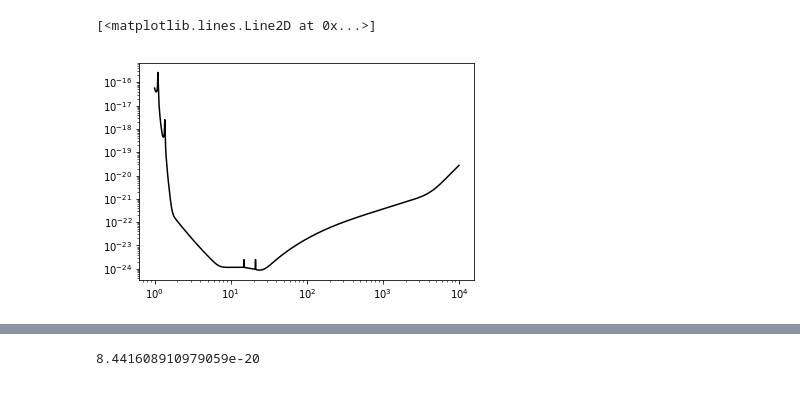
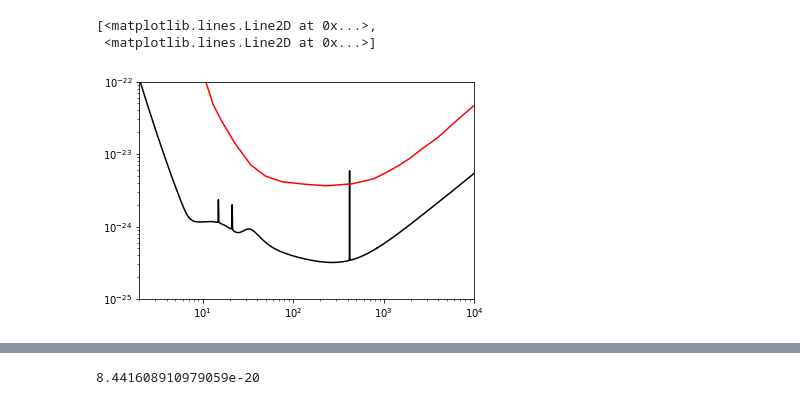
Before and after one commit to 13601121899/GWtoolbox_pathfinder, a Jupyter notebook: SNR_neutron.ipynb, the cells around one changed output, grey strips where cells are left out. Saved outputs shown, nothing was run; the diff lists cells and outputs as text; code cells hidden in the pictures.

```diff
--- a/SNR_neutron.ipynb
+++ b/SNR_neutron.ipynb
@@ -1,16 +1,20 @@
 # %%
 import numpy as np, matplotlib.pyplot as plt, scipy.integrate as INT
 %matplotlib inline
 Noise_ET=np.loadtxt('ET_D_data.txt')
+LIGO=np.loadtxt('LIGO_Noise.txt')
 freq=Noise_ET[:,0]
 noise1=Noise_ET[:,1]
 noise2=Noise_ET[:,2]
 noise3=Noise_ET[:,3]
+plt.xlim([2,1e4])
+plt.ylim([1e-25,1e-22])
 plt.yscale('log')
 plt.xscale('log')
-plt.plot(freq,noise1,'k-')#,freq,noise2,'r-',freq,noise3,'b-')
+plt.plot(freq,noise3,'k-',LIGO[:,0],LIGO[:,1],'r-')#,freq,noise2,'r-',freq,noise3,'b-')
 # %% [output]
-[<matplotlib.lines.Line2D at 0x...>]
+[<matplotlib.lines.Line2D at 0x...>,
+ <matplotlib.lines.Line2D at 0x...>]
-[figure, old version]
+[figure, new version]
 # %%
 def Sn(f):
```
Also changed, not shown: parts of 10 cells of this notebook, 1 other file.
